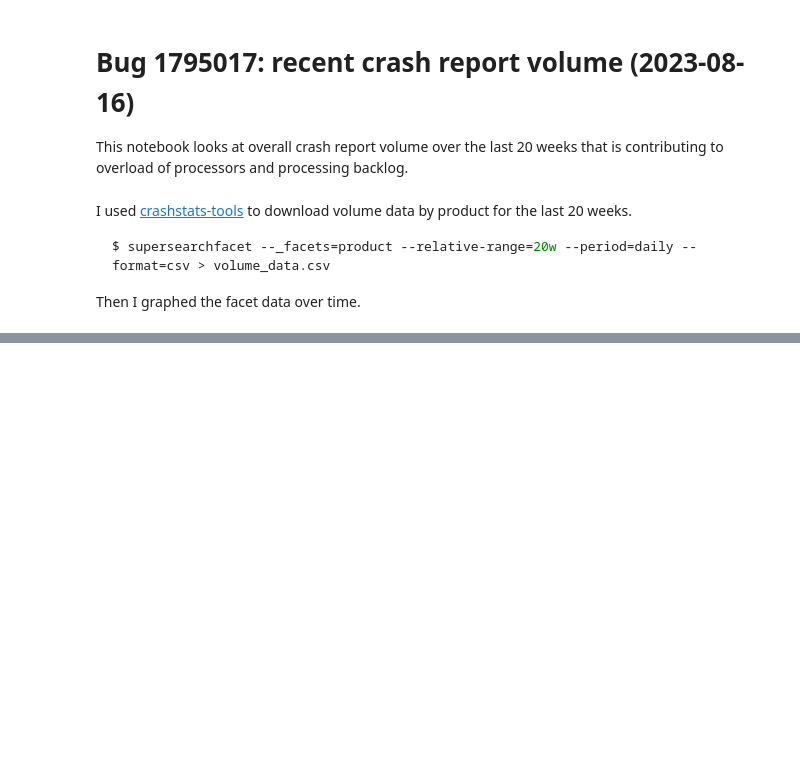
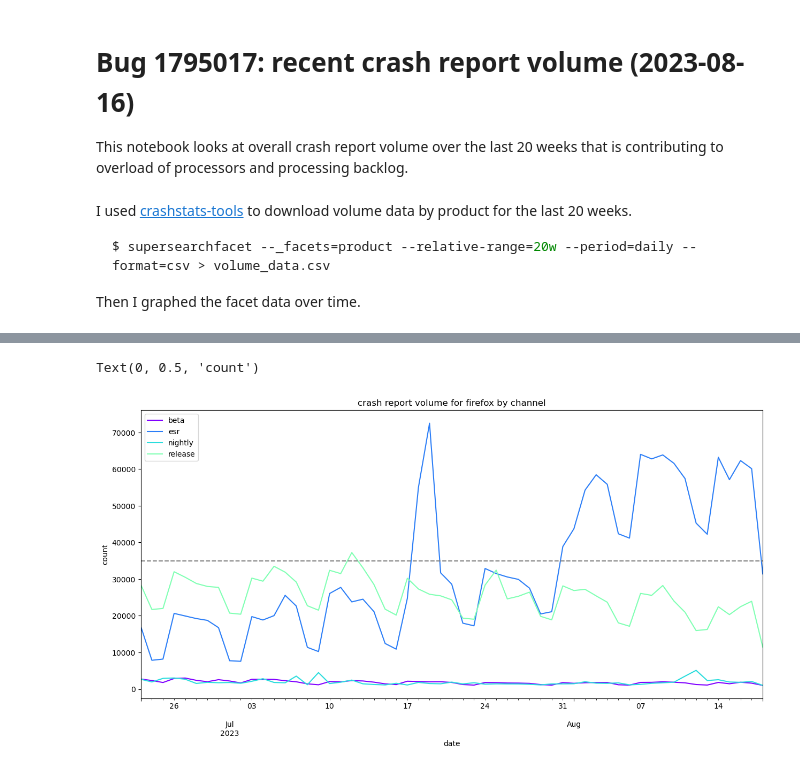
Before and after one commit to willkg/socorro-jupyter, a Jupyter notebook: notebooks/bug_1795017_volume_20230816.ipynb, the cells around one changed output, grey strips where cells are left out. Saved outputs shown, nothing was run; the diff lists cells and outputs as text; code cells hidden in the pictures; blank space fills up the shorter version.

Commit message:
bug 1795017: add breakdown by channel and breakdown by platform

```diff
--- a/notebooks/bug_1795017_volume_20230816.ipynb
+++ b/notebooks/bug_1795017_volume_20230816.ipynb
@@ -56,0 +64,36 @@ Text(0, 0.5, 'count')
+# %%
+# Data file is a csv with [date, list of release channels, total, --]
+#
+# Note: Path is dependent on this notebook running in the Docker container.
+data = pd.read_csv("./bug_1795017_data/firefox_volume.csv")
+channels = list(data.columns)
+channels.remove("date")
+channels.remove("--")
+channels.remove("total")
+
+# print(channels)
+
+data["dates"] = pd.to_datetime(data["date"], format="%Y-%m-%d %H:%M:%S", utc=True)
+
+# print(data["dates"].to_string())
+
+input_data = data[["dates"]]
+first_date = input_data["dates"].min()
+last_date = input_data["dates"].max()
+data.set_index("dates", inplace=True)
+
+color = iter(plt.cm.rainbow(np.linspace(0, 1, len(products))))
+
+for channel in channels:
+    df = data[channel]
+    c = next(color)
+    df.plot(c=c, xlabel=channel, ylabel="count", figsize=(15, 7))
+
+plt.legend()
+plt.axhline(y=35000, linestyle="--", color="gray")
+plt.title("crash report volume for firefox by channel")
+plt.xlabel("date")
+plt.ylabel("count")
+# %% [output]
+Text(0, 0.5, 'count')
+[figure, added]
```
Also changed, not shown: parts of 5 cells of this notebook.
